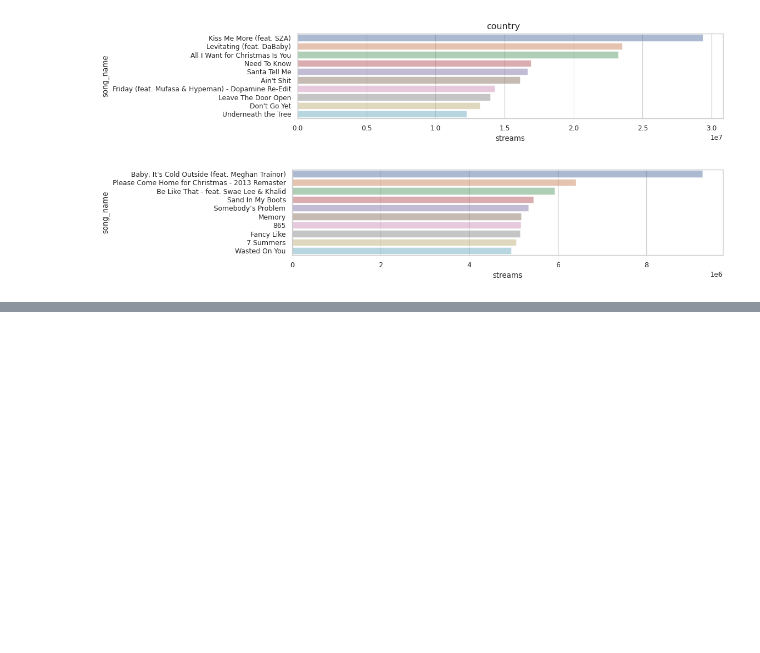
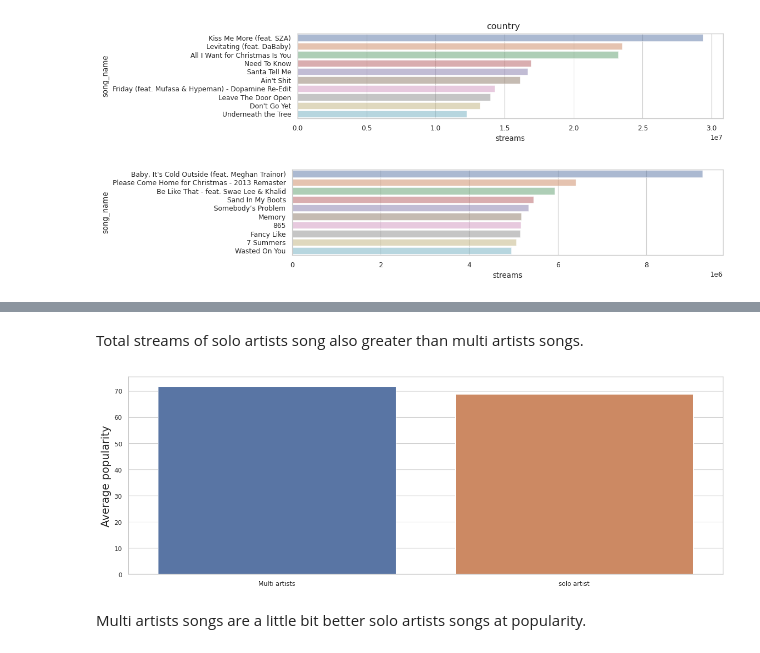
Before and after one commit to TrungTechh/HCMUS_CSC17104-Final-project, a Jupyter notebook: Final_project.ipynb, the cells around one changed output, grey strips where cells are left out. Cells and saved outputs as stored; diff of their text form; code cells hidden in the pictures; blank space fills up the shorter version.

```diff
--- a/Final_project.ipynb
+++ b/Final_project.ipynb
@@ -606,0 +643,13 @@ for g in genres:
+# %% [markdown]
+Total streams of solo artists song also greater than multi artists songs.
+# %%
+plt.figure(figsize=(15,5))
+popularity_size = [multi_artists['popularity'].mean(),solo_artist['popularity'].mean()]
+
+sns.barplot(x=labels, y=popularity_size)
+plt.ylabel("Average popularity", fontsize=15)
+plt.show()
+# %% [output]
+[figure, added]
+# %% [markdown]
+Multi artists songs are a little bit better solo artists songs at popularity.
```
Also changed, not shown: parts of 15 cells of this notebook.
